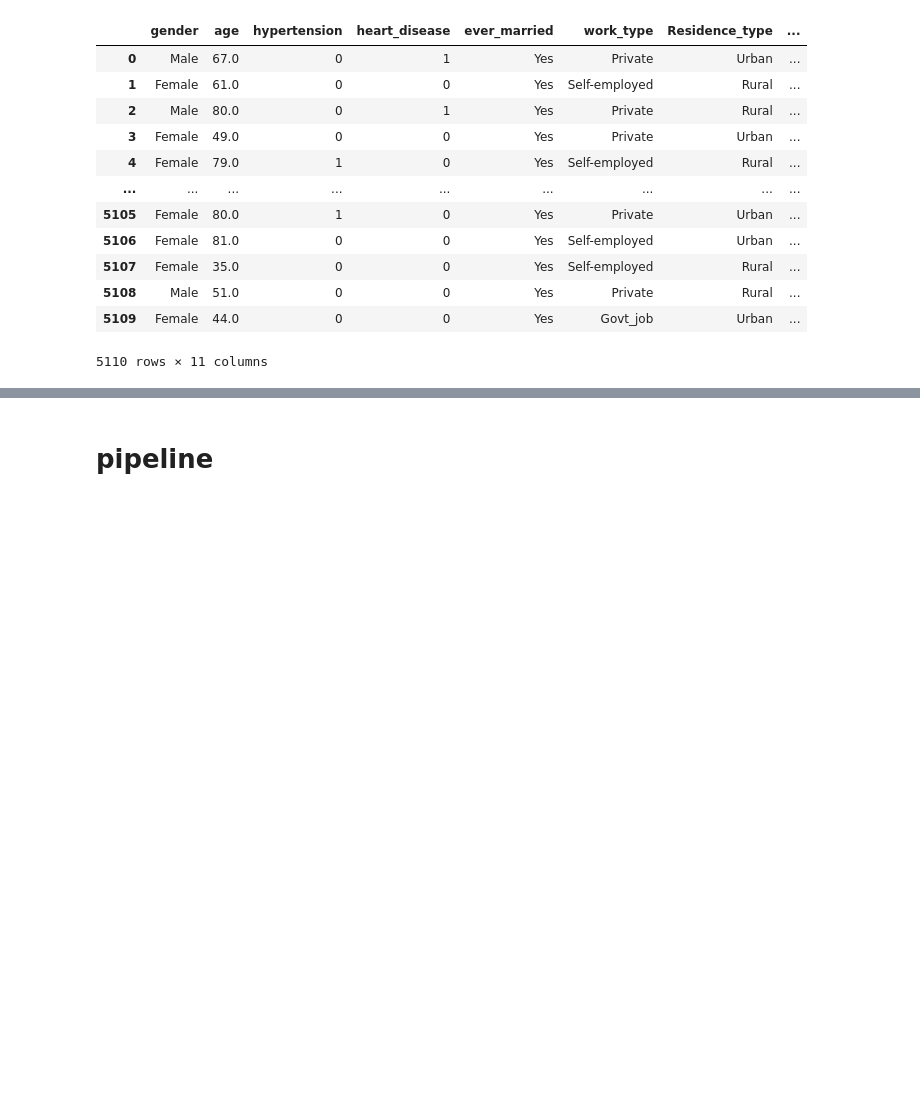
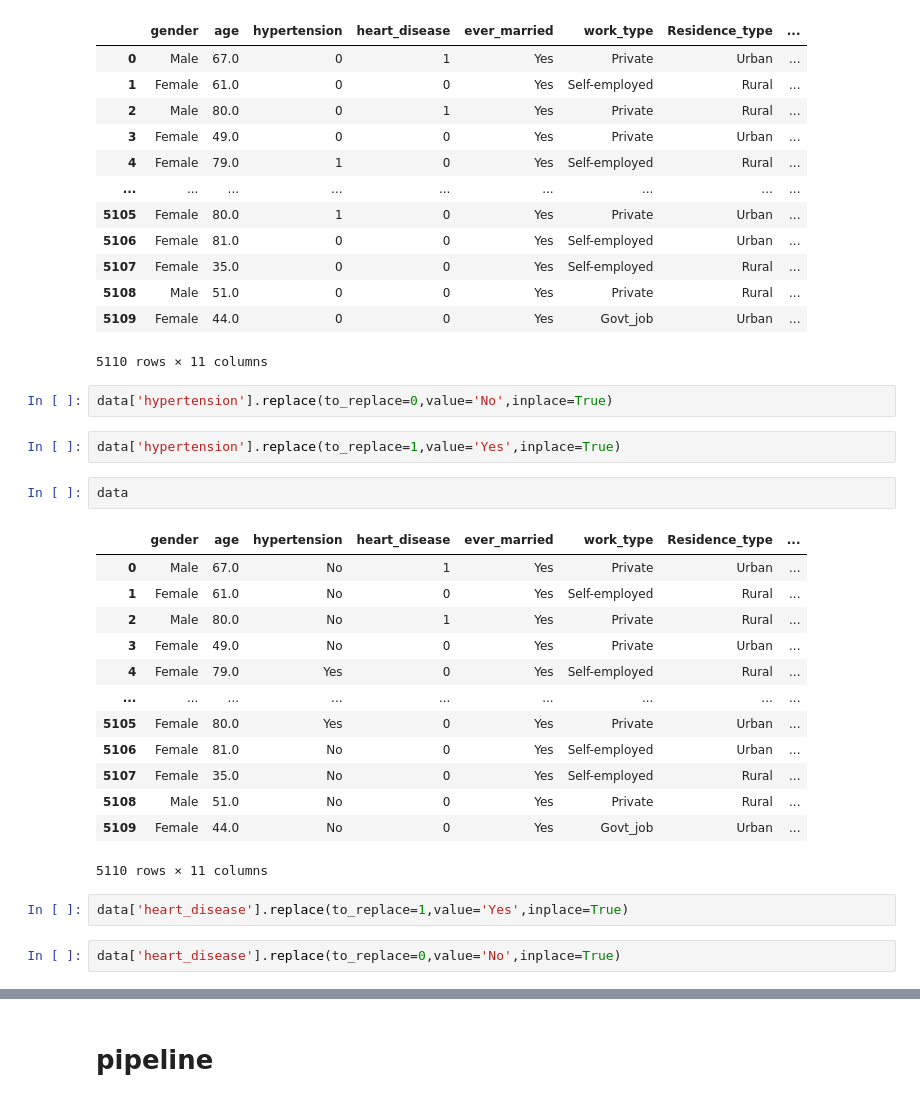
Before and after one commit to joannesmadu/chance-of-stroke, a Jupyter notebook: chance-of-stroke.ipynb, the cells around one changed output, grey strips where cells are left out. Cells and saved outputs as stored; diff of their text form; blank space fills up the shorter version.

```diff
--- a/chance-of-stroke.ipynb
+++ b/chance-of-stroke.ipynb
@@ -103,3 +103,27 @@ data
 | 5108 | Male | 51.0 | 0 | 0 | Yes | Private | Rural | ... |
 | 5109 | Female | 44.0 | 0 | 0 | Yes | Govt_job | Urban | ... |
 5110 rows × 11 columns
+# %%
+data['hypertension'].replace(to_replace=0,value='No',inplace=True)
+# %%
+data['hypertension'].replace(to_replace=1,value='Yes',inplace=True)
+# %%
+data
+# %% [output]
+|  | gender | age | hypertension | heart_disease | ever_married | work_type | Residence_type | ... |
+| 0 | Male | 67.0 | No | 1 | Yes | Private | Urban | ... |
+| 1 | Female | 61.0 | No | 0 | Yes | Self-employed | Rural | ... |
+| 2 | Male | 80.0 | No | 1 | Yes | Private | Rural | ... |
+| 3 | Female | 49.0 | No | 0 | Yes | Private | Urban | ... |
+| 4 | Female | 79.0 | Yes | 0 | Yes | Self-employed | Rural | ... |
+| ... | ... | ... | ... | ... | ... | ... | ... | ... |
+| 5105 | Female | 80.0 | Yes | 0 | Yes | Private | Urban | ... |
+| 5106 | Female | 81.0 | No | 0 | Yes | Self-employed | Urban | ... |
+| 5107 | Female | 35.0 | No | 0 | Yes | Self-employed | Rural | ... |
+| 5108 | Male | 51.0 | No | 0 | Yes | Private | Rural | ... |
+| 5109 | Female | 44.0 | No | 0 | Yes | Govt_job | Urban | ... |
+5110 rows × 11 columns
+# %%
+data['heart_disease'].replace(to_replace=1,value='Yes',inplace=True)
+# %%
+data['heart_disease'].replace(to_replace=0,value='No',inplace=True)
```
Also changed, not shown: parts of 9 cells of this notebook, 1 other file.
